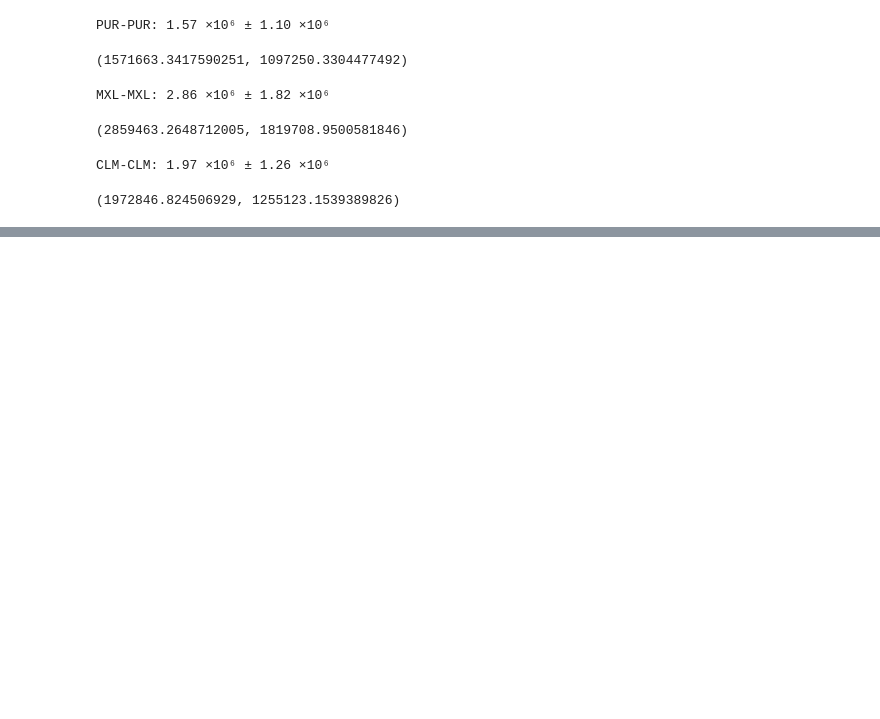
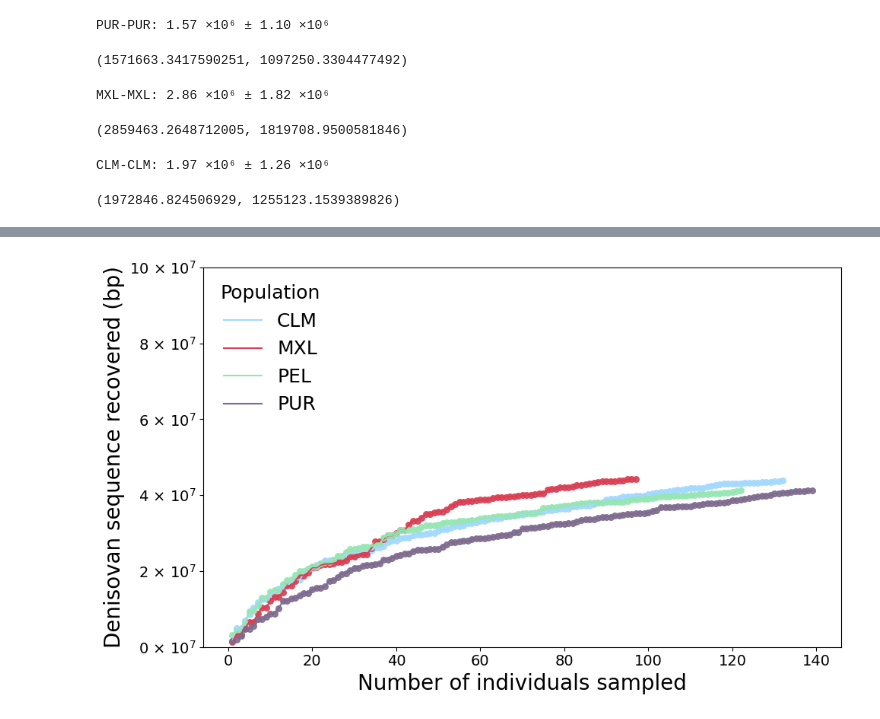
Before and after one commit to abigailkuntzleman-811/source_pops_amr, a Jupyter notebook: Chapter_1.ipynb, the cells around one changed output, grey strips where cells are left out. Saved outputs shown, nothing was run; the diff lists cells and outputs as text; code cells hidden in the pictures; blank space fills up the shorter version.

```diff
--- a/Chapter_1.ipynb
+++ b/Chapter_1.ipynb
@@ -289,0 +341,6 @@ CLM-CLM: 1.97 ×10⁶ ± 1.26 ×10⁶
+# %%
+plot_recovered('denisovan', scale_exp=7, ylim=10e7,
+               out_name='AMR_denisovan_recovered_hmmix.png',
+               legend_loc='upper left')
+# %% [output]
+[figure, added]
```
Also changed, not shown: parts of 76 cells of this notebook, 1 other file.
